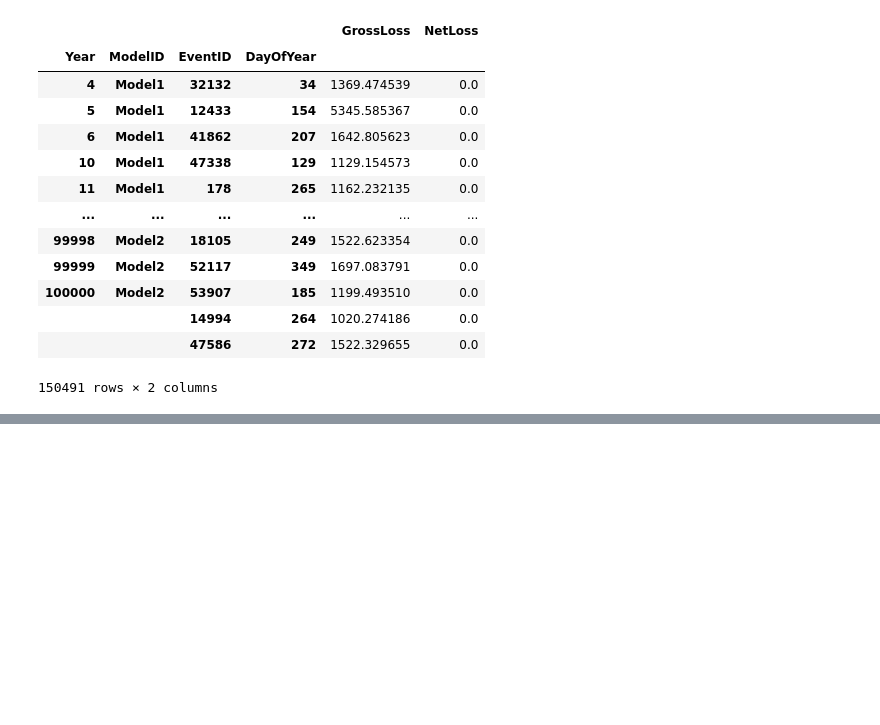
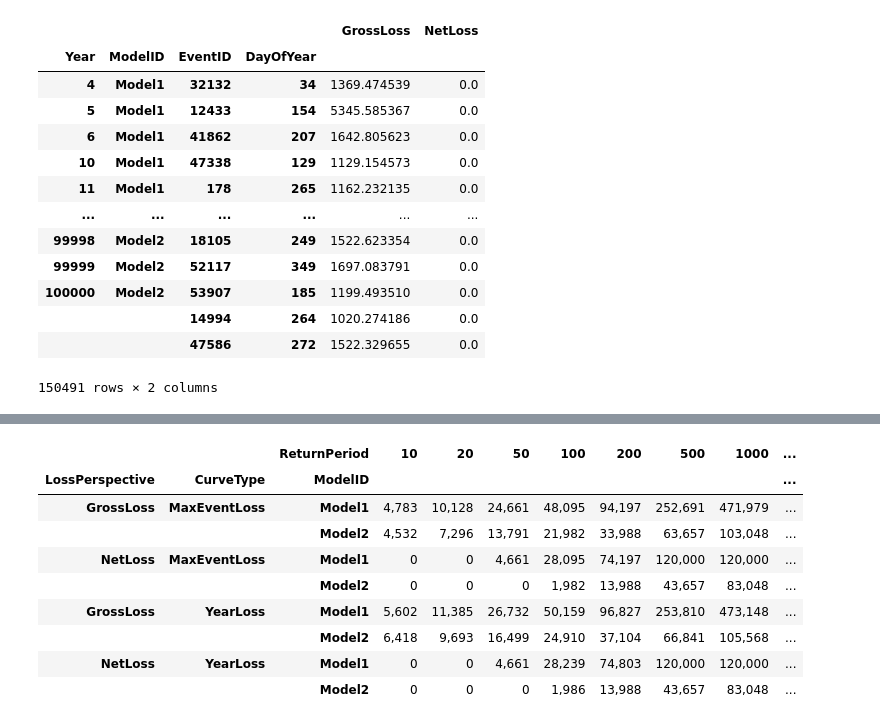
Before and after one commit to iwbailey/pandas-ylt, a Jupyter notebook: examples.ipynb, the cells around one changed output, grey strips where cells are left out. Drawn from its saved outputs; the diff is of its cells as text; code cells hidden in the pictures; blank space fills up the shorter version.

Commit message:
Updates for splitting the EP curves in various ways

```diff
--- a/examples.ipynb
+++ b/examples.ipynb
@@ -119,0 +94,5 @@ display(yelts.yel.to_aal_df().style.format(fmt)
+# %%
+return_periods = (10000, 1000, 500, 200, 100, 50, 20, 10)
+
+# AEP on the net loss
+yelts['NetLoss'].yel.to_ep_summary(return_periods).to_frame().style.format(fmt)
@@ -119,0 +179,18 @@ display(yelts.yel.to_aal_df().style.format(fmt)
+# %%
+# AEP & OEP on both gross and net loss, split by modelID
+(yelts
+ .yel.to_ep_summaries(return_periods[::-1], is_oep=True, is_aep=True, splitby='ModelID')
+ .T
+ .sort_index(level=['CurveType', 'LossPerspective', 'ModelID', ])
+).style.format(fmt)
+# %% [output]
+|  |  | ReturnPeriod | 10 | 20 | 50 | 100 | 200 | 500 | 1000 | ... |
+| LossPerspective | CurveType | ModelID |  |  |  |  |  |  |  | ... |
+| GrossLoss | MaxEventLoss | Model1 | 4,783 | 10,128 | 24,661 | 48,095 | 94,197 | 252,691 | 471,979 | ... |
+|  |  | Model2 | 4,532 | 7,296 | 13,791 | 21,982 | 33,988 | 63,657 | 103,048 | ... |
+| NetLoss | MaxEventLoss | Model1 | 0 | 0 | 4,661 | 28,095 | 74,197 | 120,000 | 120,000 | ... |
+|  |  | Model2 | 0 | 0 | 0 | 1,982 | 13,988 | 43,657 | 83,048 | ... |
+| GrossLoss | YearLoss | Model1 | 5,602 | 11,385 | 26,732 | 50,159 | 96,827 | 253,810 | 473,148 | ... |
+|  |  | Model2 | 6,418 | 9,693 | 16,499 | 24,910 | 37,104 | 66,841 | 105,568 | ... |
+| NetLoss | YearLoss | Model1 | 0 | 0 | 4,661 | 28,239 | 74,803 | 120,000 | 120,000 | ... |
+|  |  | Model2 | 0 | 0 | 0 | 1,986 | 13,988 | 43,657 | 83,048 | ... |
```
Also changed, not shown: parts of 8 cells of this notebook.
